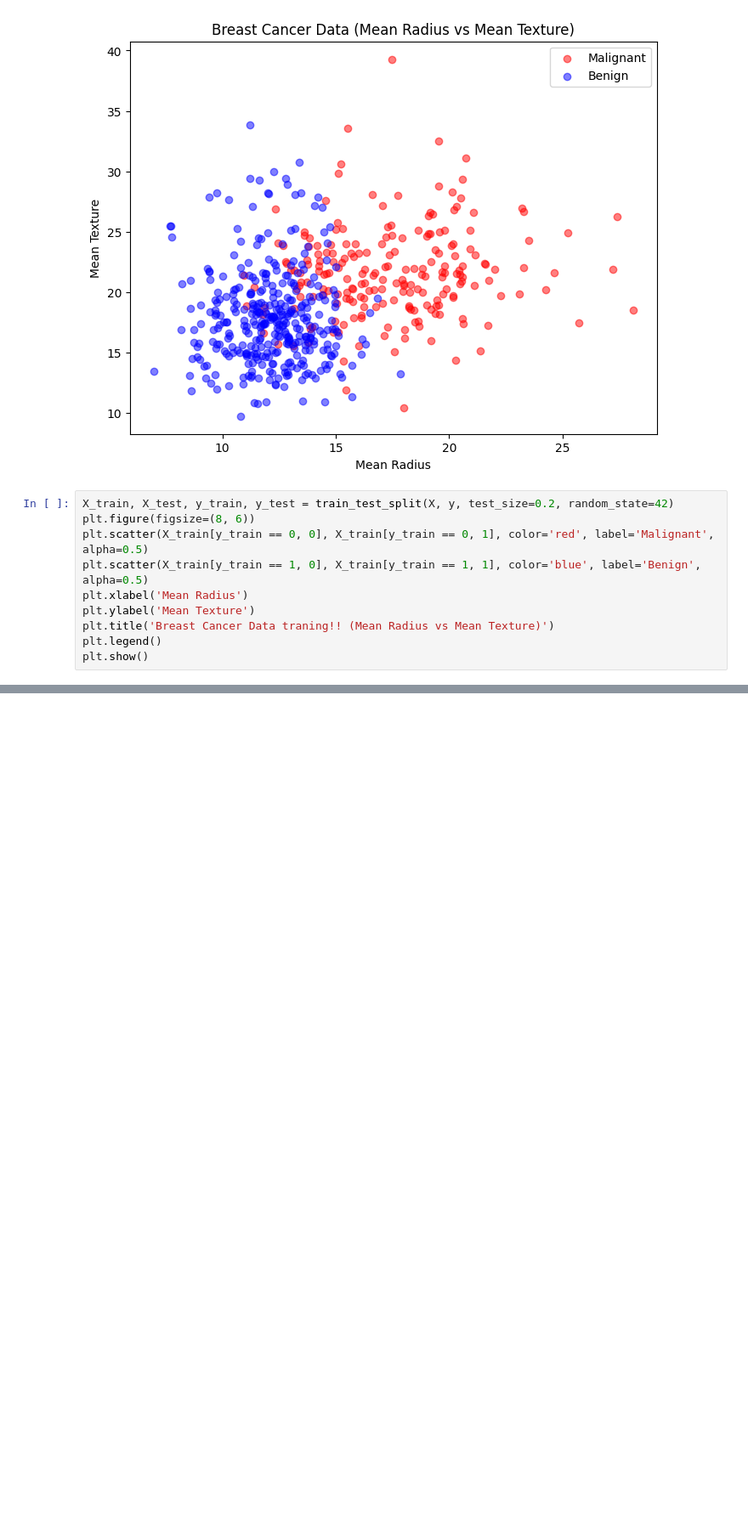
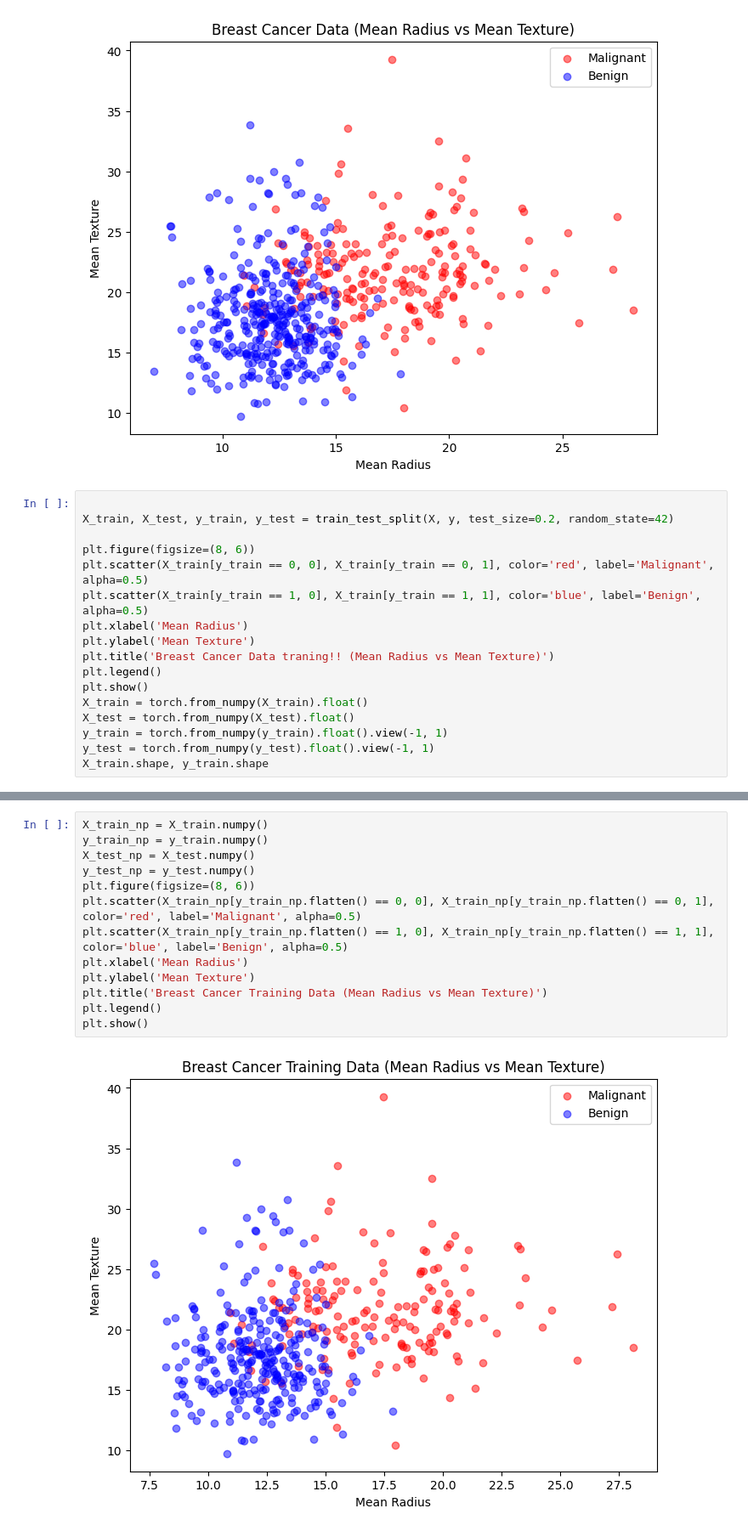
Before and after one commit to Abdo-Anwar/Torp-ML2, a Jupyter notebook: Task-1.ipynb, the cells around one changed output, grey strips where cells are left out. Shown at 85% size. Cells and saved outputs as stored; diff of their text form; blank space fills up the shorter version.

Commit message:
show traning and test data using plt

```diff
--- a/Task-1.ipynb
+++ b/Task-1.ipynb
@@ -20,7 +20,9 @@ plt.show()
 # %% [output]
 [figure]
 # %%
+
 X_train, X_test, y_train, y_test = train_test_split(X, y, test_size=0.2, random_state=42)
+
 plt.figure(figsize=(8, 6))
 plt.scatter(X_train[y_train == 0, 0], X_train[y_train == 0, 1], color='red', label='Malignant', alpha=0.5)
 plt.scatter(X_train[y_train == 1, 0], X_train[y_train == 1, 1], color='blue', label='Benign', alpha=0.5)
@@ -29,5 +31,10 @@ plt.ylabel('Mean Texture')
 plt.title('Breast Cancer Data traning!! (Mean Radius vs Mean Texture)')
 plt.legend()
 plt.show()
+X_train = torch.from_numpy(X_train).float()
+X_test = torch.from_numpy(X_test).float()
+y_train = torch.from_numpy(y_train).float().view(-1, 1)
+y_test = torch.from_numpy(y_test).float().view(-1, 1)
+X_train.shape, y_train.shape
 # %% [output]
 [figure]
@@ -33,0 +42,15 @@ plt.show()
+# %%
+X_train_np = X_train.numpy()
+y_train_np = y_train.numpy()
+X_test_np = X_test.numpy()
+y_test_np = y_test.numpy()
+plt.figure(figsize=(8, 6))
+plt.scatter(X_train_np[y_train_np.flatten() == 0, 0], X_train_np[y_train_np.flatten() == 0, 1], color='red', label='Malignant', alpha=0.5)
+plt.scatter(X_train_np[y_train_np.flatten() == 1, 0], X_train_np[y_train_np.flatten() == 1, 1], color='blue', label='Benign', alpha=0.5)
+plt.xlabel('Mean Radius')
+plt.ylabel('Mean Texture')
+plt.title('Breast Cancer Training Data (Mean Radius vs Mean Texture)')
+plt.legend()
+plt.show()
+# %% [output]
+[figure, added]
```
Also changed, not shown: parts of 2 cells of this notebook.
